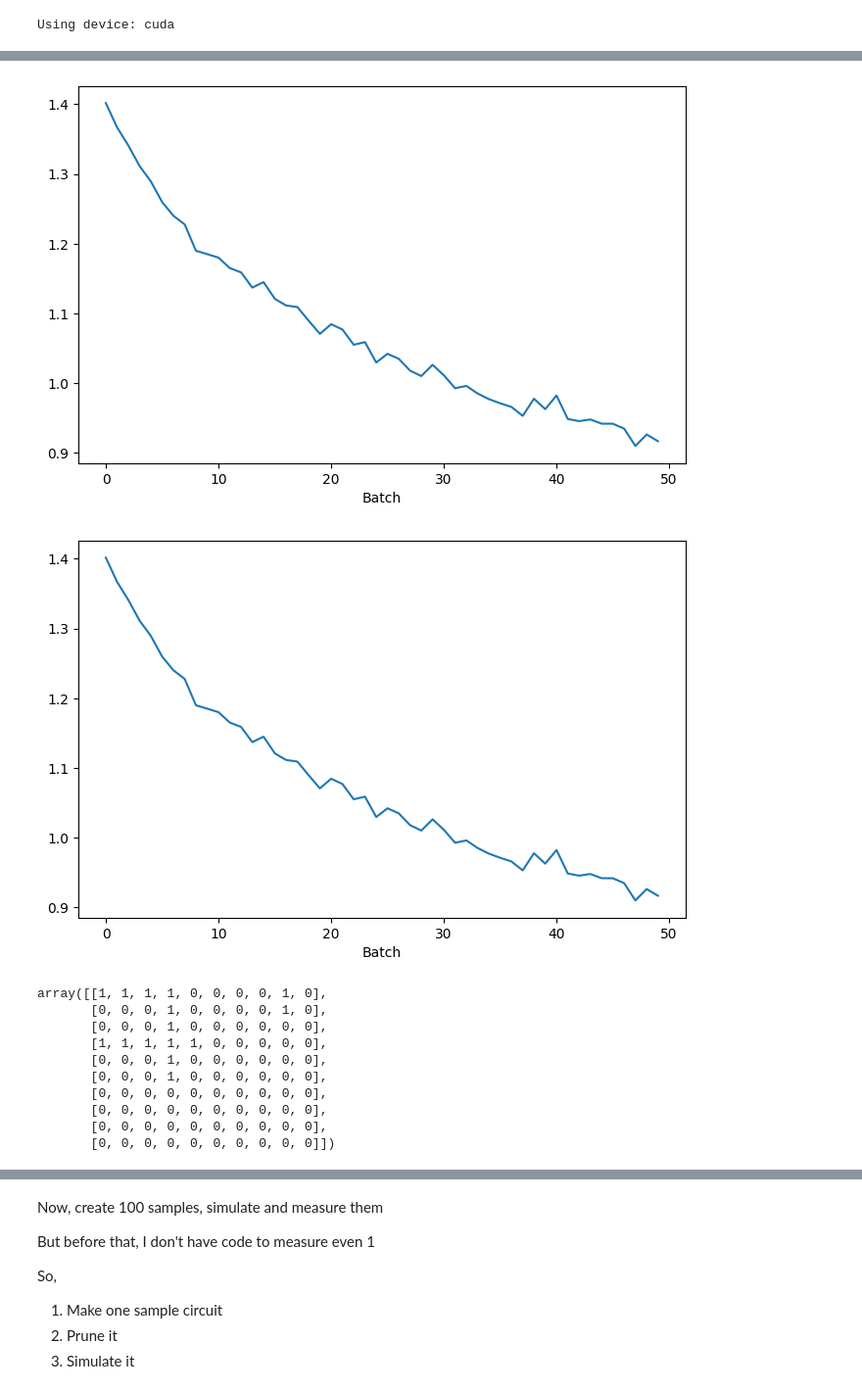
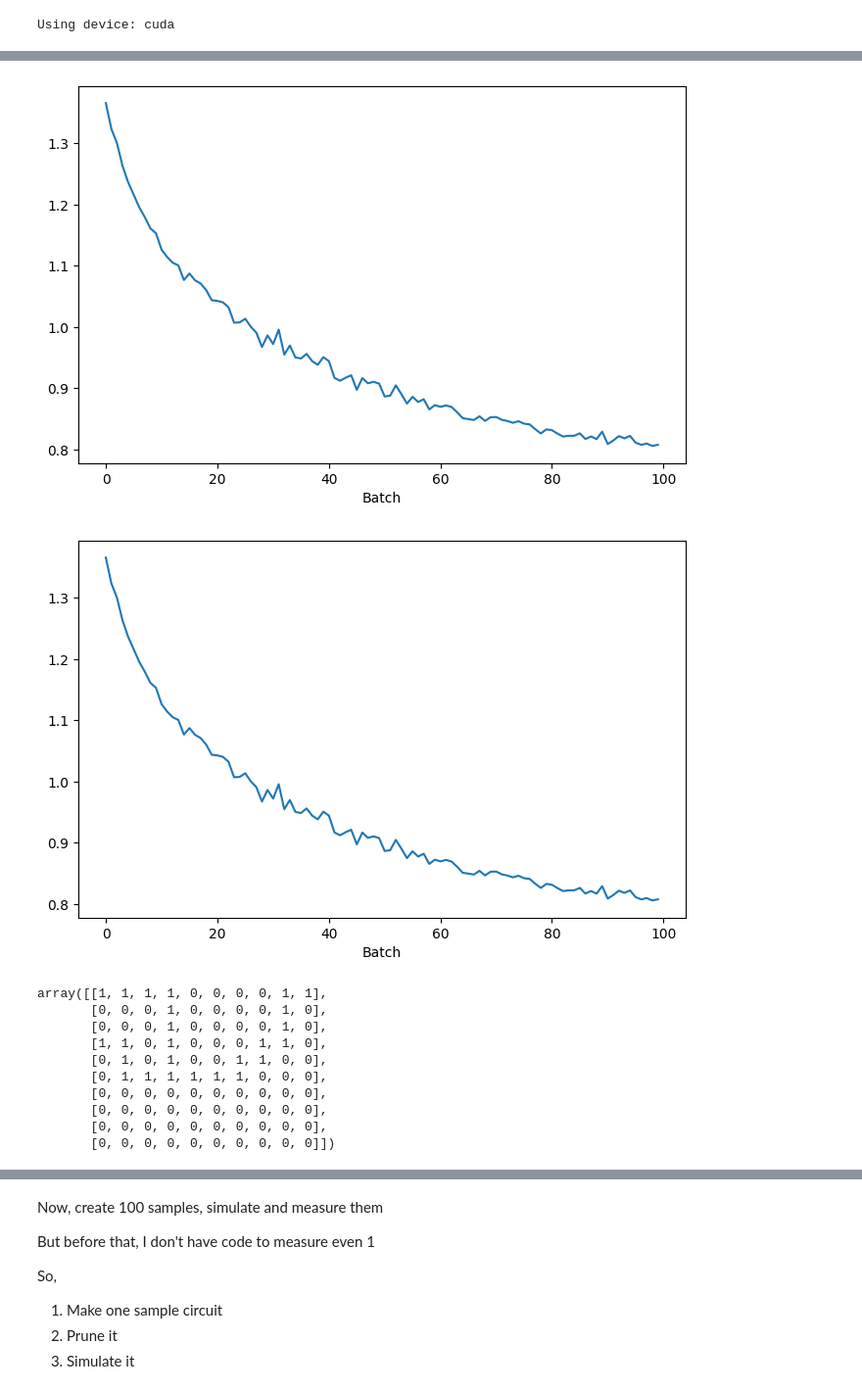
Before and after one commit to MathiasBoi6/GenerativeCircuits, a Jupyter notebook: bootstrappingMeasuring.ipynb, the cells around one changed output, grey strips where cells are left out. Shown at 98% size. Drawn from its saved outputs; the diff is of its cells as text; code cells hidden in the pictures.

```diff
--- a/bootstrappingMeasuring.ipynb
+++ b/bootstrappingMeasuring.ipynb
@@ -356,6 +359,7 @@ model = CategoricalDiffusionModel(10, 4, 192).to(device)
 # Training Function
 
 def trainCatModel(catModel, dataloader, epochs, embeddingModel, losses, PLOTUPDATES = True):
+	catModel.train()
 	updateRate = 10 # For plotting purposes
 
 	loss_fn = nn.CrossEntropyLoss() #nn.MSELoss(reduction='sum')
@@ -427,10 +431,10 @@ Labels Hashes: 91f304c599ecebca9504997129d996279c6c51315833fbf58dc318326dd55569
 # %%
 # FOR TEST, Train first
-loss = []
-model, loss = trainCatModel(model, loader, 50, transformer, loss)
+
+model, loss = trainCatModel(model, loader, 100, transformer, loss)
 # %% [output]
-[figure, old version]
+[figure, new version]
-[figure, old version]
+[figure, new version]
 # %%
 testX = torch.randint_like(InitialDataset[0:1], high=1, low=0, device=device)  # [1, 4, 10, 10]
 #testY = torch.randint_like(InitialLabels[0:1], high=2, low=0, device='cpu')
@@ -452,12 +456,12 @@ testX = F.softmax(model(testX.to(device), 0, testY), dim=1)
 outX = torch.argmax(testX, dim=1, keepdim=True).cpu().numpy().squeeze()
 outX
 # %% [output]
-array([[1, 1, 1, 1, 0, 0, 0, 0, 1, 0],
+array([[1, 1, 1, 1, 0, 0, 0, 0, 1, 1],
        [0, 0, 0, 1, 0, 0, 0, 0, 1, 0],
-       [0, 0, 0, 1, 0, 0, 0, 0, 0, 0],
-       [1, 1, 1, 1, 1, 0, 0, 0, 0, 0],
-       [0, 0, 0, 1, 0, 0, 0, 0, 0, 0],
-       [0, 0, 0, 1, 0, 0, 0, 0, 0, 0],
+       [0, 0, 0, 1, 0, 0, 0, 0, 1, 0],
+       [1, 1, 0, 1, 0, 0, 0, 1, 1, 0],
+       [0, 1, 0, 1, 0, 0, 1, 1, 0, 0],
+       [0, 1, 1, 1, 1, 1, 1, 0, 0, 0],
        [0, 0, 0, 0, 0, 0, 0, 0, 0, 0],
        [0, 0, 0, 0, 0, 0, 0, 0, 0, 0],
        [0, 0, 0, 0, 0, 0, 0, 0, 0, 0],
```
Also changed, not shown: parts of 18 cells of this notebook, 2 other files.
